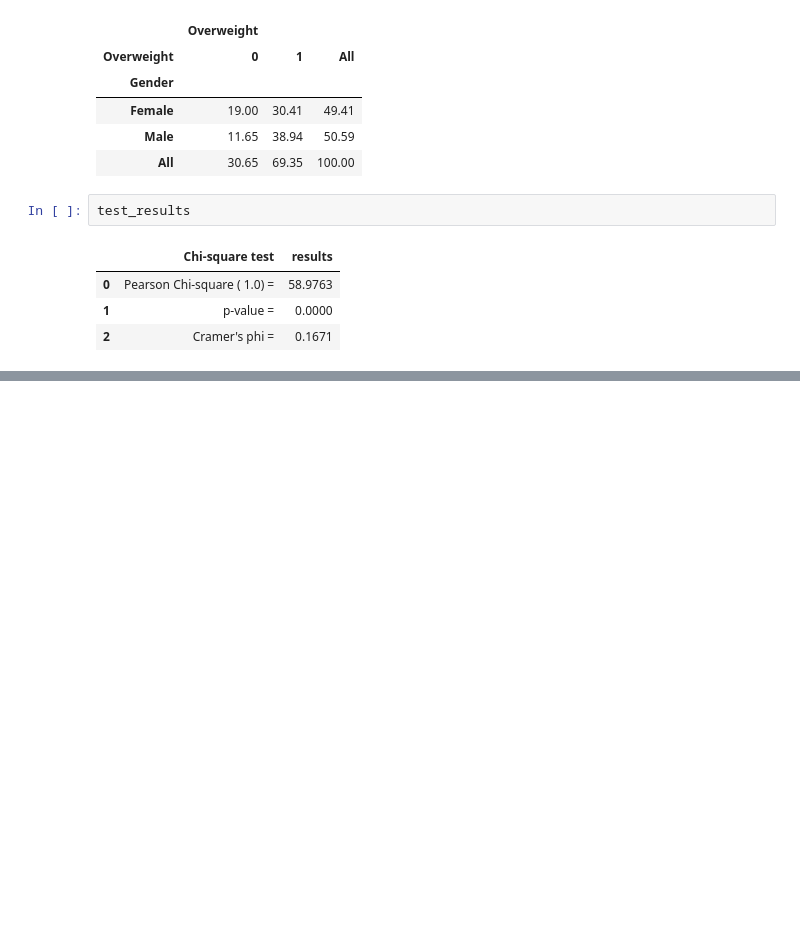
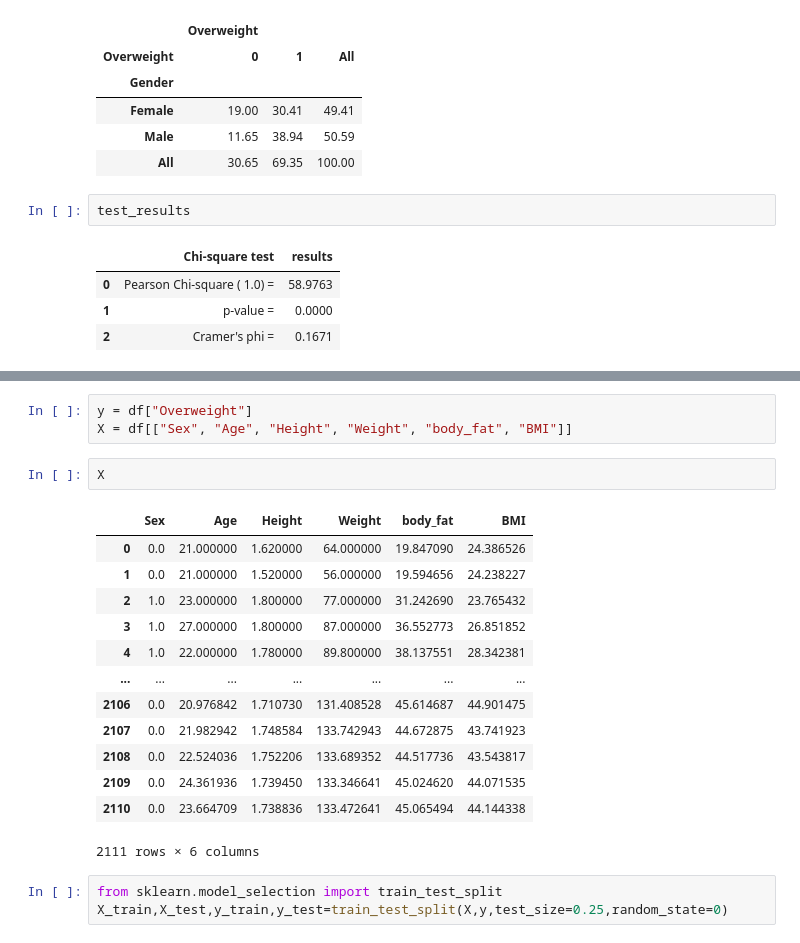
Before and after one commit to 97ishika/Overweight-prediction-using-Logistic-Regression, a Jupyter notebook: Overweight prediction.ipynb, the cells around one changed output, grey strips where cells are left out. Cells and saved outputs as stored; diff of their text form; blank space fills up the shorter version.

```diff
--- a/Overweight prediction.ipynb
+++ b/Overweight prediction.ipynb
@@ -171,0 +220,22 @@ test_results
+# %%
+y = df["Overweight"]
+X = df[["Sex", "Age", "Height", "Weight", "body_fat", "BMI"]]
+# %%
+X
+# %% [output]
+|  | Sex | Age | Height | Weight | body_fat | BMI |
+| 0 | 0.0 | 21.000000 | 1.620000 | 64.000000 | 19.847090 | 24.386526 |
+| 1 | 0.0 | 21.000000 | 1.520000 | 56.000000 | 19.594656 | 24.238227 |
+| 2 | 1.0 | 23.000000 | 1.800000 | 77.000000 | 31.242690 | 23.765432 |
+| 3 | 1.0 | 27.000000 | 1.800000 | 87.000000 | 36.552773 | 26.851852 |
+| 4 | 1.0 | 22.000000 | 1.780000 | 89.800000 | 38.137551 | 28.342381 |
+| ... | ... | ... | ... | ... | ... | ... |
+| 2106 | 0.0 | 20.976842 | 1.710730 | 131.408528 | 45.614687 | 44.901475 |
+| 2107 | 0.0 | 21.982942 | 1.748584 | 133.742943 | 44.672875 | 43.741923 |
+| 2108 | 0.0 | 22.524036 | 1.752206 | 133.689352 | 44.517736 | 43.543817 |
+| 2109 | 0.0 | 24.361936 | 1.739450 | 133.346641 | 45.024620 | 44.071535 |
+| 2110 | 0.0 | 23.664709 | 1.738836 | 133.472641 | 45.065494 | 44.144338 |
+2111 rows × 6 columns
+# %%
+from sklearn.model_selection import train_test_split
+X_train,X_test,y_train,y_test=train_test_split(X,y,test_size=0.25,random_state=0)
```
Also changed, not shown: parts of 20 cells of this notebook.
